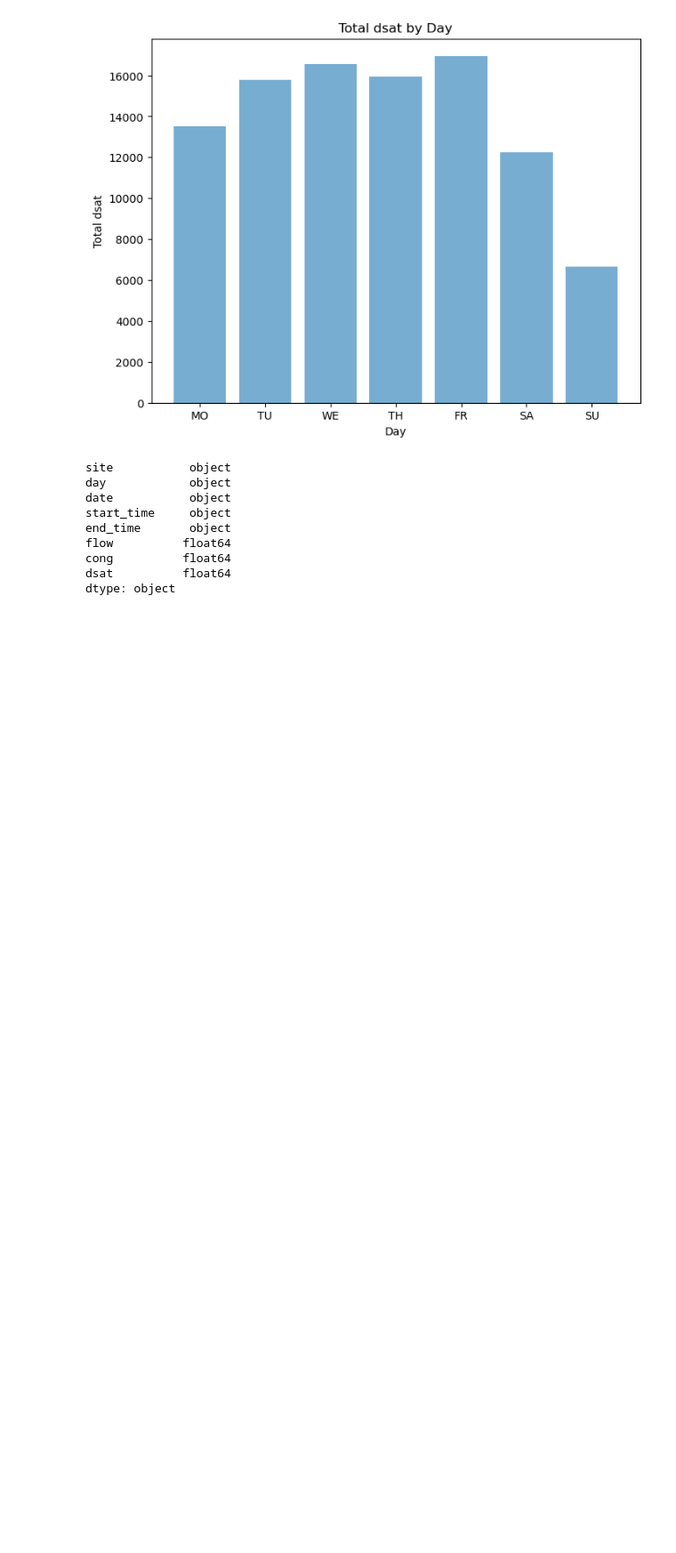
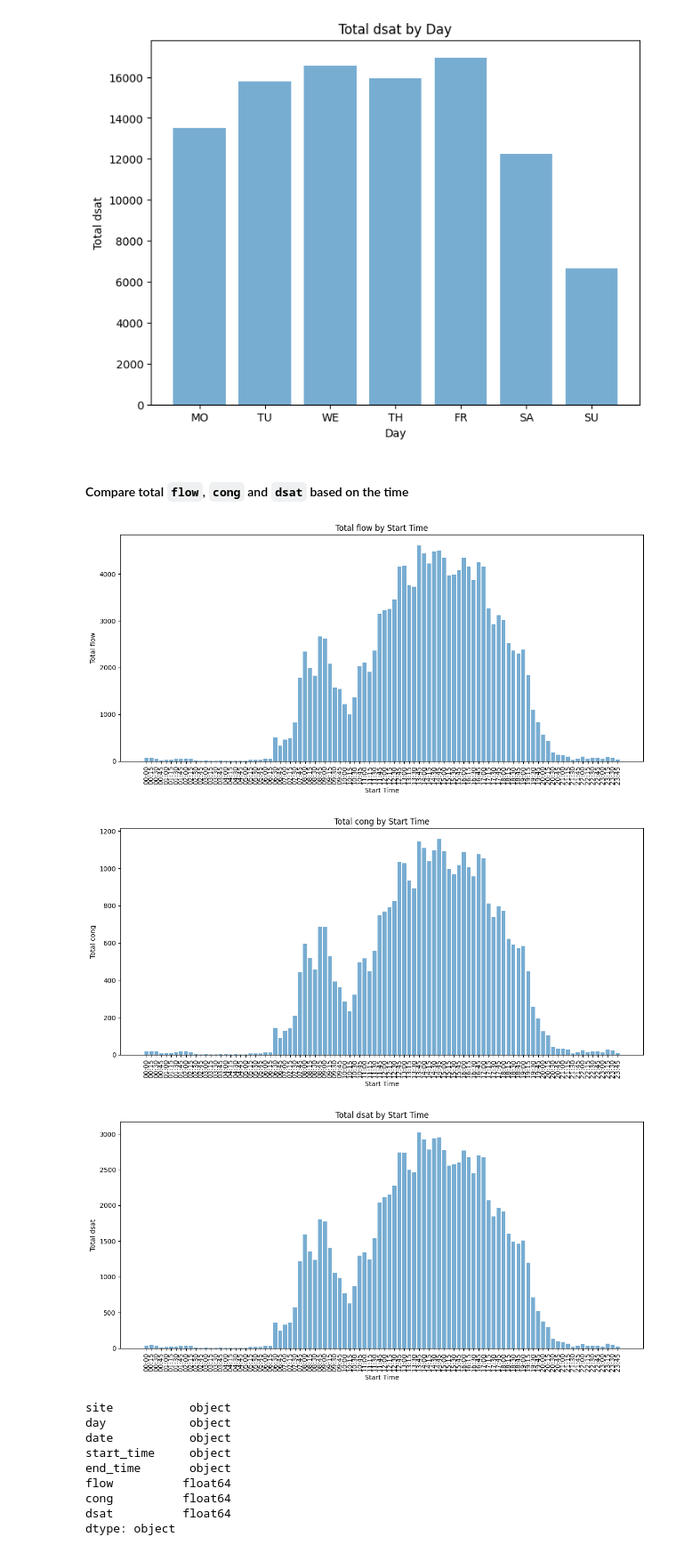
Before and after one commit to aoddev232/FinalYearProject, a Jupyter notebook: Source/predictionModel.ipynb, the cells around one changed output. Shown: that part at 89% size. Cells and saved outputs as stored; diff of their text form; code cells hidden in the pictures; blank space fills up the shorter version.

```diff
--- a/Source/predictionModel.ipynb
+++ b/Source/predictionModel.ipynb
@@ -26,0 +27,4 @@ The data contains 25105 rows and 8 columns
+# %%
+# Change form of start_time to match end_time
+df['start_time'] = pd.to_datetime(df['start_time']).dt.strftime('%H:%M')
+df.head(5)
@@ -94,6 +105,43 @@ showDistributionByDay(df) #All the same???
 [figure]
 [figure]
 [figure]
+# %% [markdown]
+#### Compare total `flow`, `cong` and `dsat` based on the time
+# %%
+import matplotlib.pyplot as plt
+
+def showDistributionByStartTime(dataframe):
+    columns = ['flow', 'cong', 'dsat']  # The columns to plot
+
+    # Assuming 'start_time' is already in an appropriate format for direct use
+    # (e.g., each value uniquely identifies a time period to group by)
+
+    # Get unique start times in the order they appear in the dataframe
+    unique_start_times = dataframe['start_time'].sort_values().unique()
+
+    for col in columns:
+        plt.figure(figsize=(12, 6))  # Adjusted figure size for potentially large number of unique times
+        totals = []  # Initialize an empty list to store totals for each unique start time
+
+        for start_time in unique_start_times:
+            # Sum the values in the current column for the current start time
+            total = dataframe[dataframe['start_time'] == start_time][col].sum()
+            totals.append(total)
+
+        # Plot the totals for each unique start time for the current column
+        plt.bar(range(len(unique_start_times)), totals, alpha=0.6)
+        plt.xticks(range(len(unique_start_times)), labels=unique_start_times, rotation=90)  # Rotate labels for readability
+        plt.xlabel('Start Time')
+        plt.ylabel(f'Total {col}')
+        plt.title(f'Total {col} by Start Time')
+        plt.tight_layout()  # Adjust layout to make room for label rotation
+        plt.show()
+# %%
+showDistributionByStartTime(df)
+# %% [output]
+[figure, added]
+[figure, added]
+[figure, added]
 # %%
 df_weekday.dtypes
 # %% [output]
```
Also changed, not shown: parts of 10 cells of this notebook, 2 other files.
